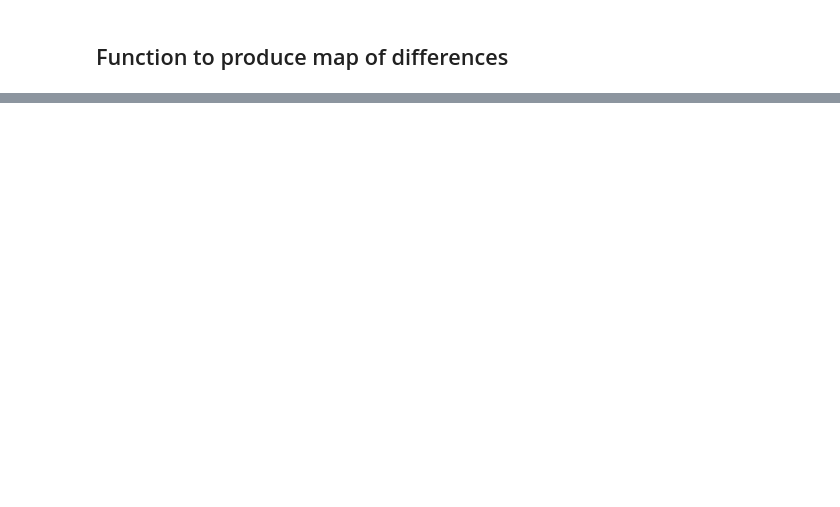
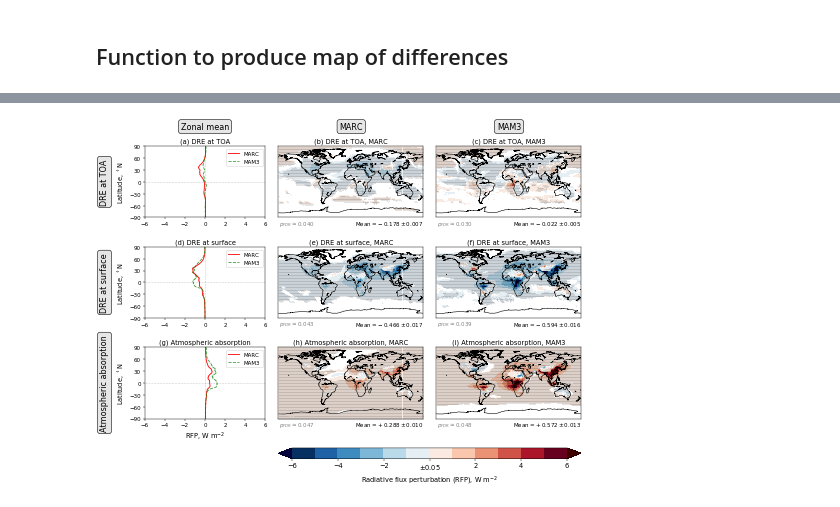
Before and after one commit to grandey/p17c-marc-comparison, a Jupyter notebook: analysis_prelim/analysis_prelim_p17c.ipynb, the cells around one changed output, grey strips where cells are left out. Cells and saved outputs as stored; diff of their text form; code cells hidden in the pictures; blank space fills up the shorter version.

```diff
--- a/analysis_prelim/analysis_prelim_p17c.ipynb
+++ b/analysis_prelim/analysis_prelim_p17c.ipynb
@@ -762,0 +767,73 @@ fig.savefig('local/rfp_zonal_means_and_maps.png', bbox_inches='tight', dpi=600)
+# %%
+fig = plt.figure(figsize=(12, 9))
+gs = gridspec.GridSpec(4, 3,  # 4th row is for colorbar
+                       height_ratios=[1, 1, 1, 0.15], width_ratios=[2.5, 3, 3])
+axs = []  # list to hold axes
+tm_diff_list = []  # list to hold difference fields from maps - for colorbar extension choice
+xlim = [-6, 6]  # x-axis and colorbar range
+whiteout = '0.05'  # mask values with small magnitude
+xticks = np.arange(-6, 7, 2)
+# Loop over variables (rows)
+for var_long, r in zip(['DRE at TOA', 'DRE at surface', 'Atmospheric absorption'], range(3)):
+    # Variable names for different components
+    if var_long == 'DRE at TOA':
+        model_var_dict={'marc': 'cDRE', 'mam3': 'cDRE'}
+    elif var_long == 'DRE at surface':
+        model_var_dict={'marc': 'cDREsurf', 'mam3': 'cDREsurf'}
+    elif var_long == 'Atmospheric absorption':
+        model_var_dict={'marc': 'cDREatm', 'mam3': 'cDREatm'}
+    # 1st column: zonal means
+    ax = plt.subplot(gs[r, 0])
+    axs.append(ax)
+    if r == 2:  # add x-axis label to only final row
+        xlabel = r'RFP, W m$^{-2}$'
+    else:
+        xlabel = None
+    title = '({}) {}'.format(chr(97+r*3), var_long)
+    zonal_mean_line_plot(year='2000-1850', model_var_dict=model_var_dict,
+                         xlabel=xlabel, xlim=xlim,
+                         ylabel=True, title=title, ax=ax)
+    plt.xticks(xticks)
+    # Row title
+    ax.text(-10, 0, var_long,
+            fontsize='x-large', verticalalignment='center', horizontalalignment='center',
+            rotation=90,
+            bbox={'boxstyle': 'round', 'fc': '0.9', 'ec': 'k'})
+    # 2nd & 3rd columns: maps
+    for model, c in zip(['marc', 'mam3'], range(1, 3)):
+        ax = plt.subplot(gs[r, c])
+        axs.append(ax)
+        title = '({}) {}, {}'.format(chr(97+r*3+c), var_long, model.upper())
+        ax, im, tm_diff = difference_map(year='2000-1850', model=model, var_name=model_var_dict[model],
+                                         vmin=xlim[0], vmax=xlim[1], whiteout=whiteout,
+                                         title=title, ax=ax)
+        tm_diff_list.append(tm_diff)
+# Colorbar
+tm_diff_max = max([tm_diff.max() for tm_diff in tm_diff_list])
+tm_diff_min = min([tm_diff.min() for tm_diff in tm_diff_list])
+if tm_diff_min < xlim[0] and tm_diff_max > xlim[1]:
+    extend = 'both'
+elif tm_diff_min < xlim[0]:
+    extend = 'min'
+elif tm_diff_max > xlim[1]:
+    extend = 'max'
+else:
+    extend = 'neither'
+cbar = fig.colorbar(im, cax=plt.subplot(gs[-1, 1:]), orientation='horizontal',
+                    ticks=xticks, extend=extend)
+tick_labels = [item.get_text() for item in cbar.ax.get_xticklabels()]
+tick_labels[3] = '$\pm$' + whiteout
+cbar.ax.set_xticklabels(tick_labels, fontsize='large')
+cbar.set_label(r'Radiative flux perturbation (RFP), W m$^{-2}$', fontsize='large')
+# Column titles
+for ax, title in zip(axs[0:3], ['Zonal mean', 'MARC', 'MAM3']):
+    ax.text(0, 140, title,
+            fontsize='x-large', verticalalignment='center', horizontalalignment='center',
+            bbox={'boxstyle': 'round, pad=0.3', 'fc': '0.9', 'ec': 'k'})
+# Prevent overlapping labels
+fig.tight_layout()
+# Save
+fig.savefig('local/dre_zonal_means_and_maps.pdf', bbox_inches='tight', dpi=150)
+fig.savefig('local/dre_zonal_means_and_maps.png', bbox_inches='tight', dpi=600)
+# %% [output]
+[figure, added]
```
Also changed, not shown: parts of 9 cells of this notebook.
